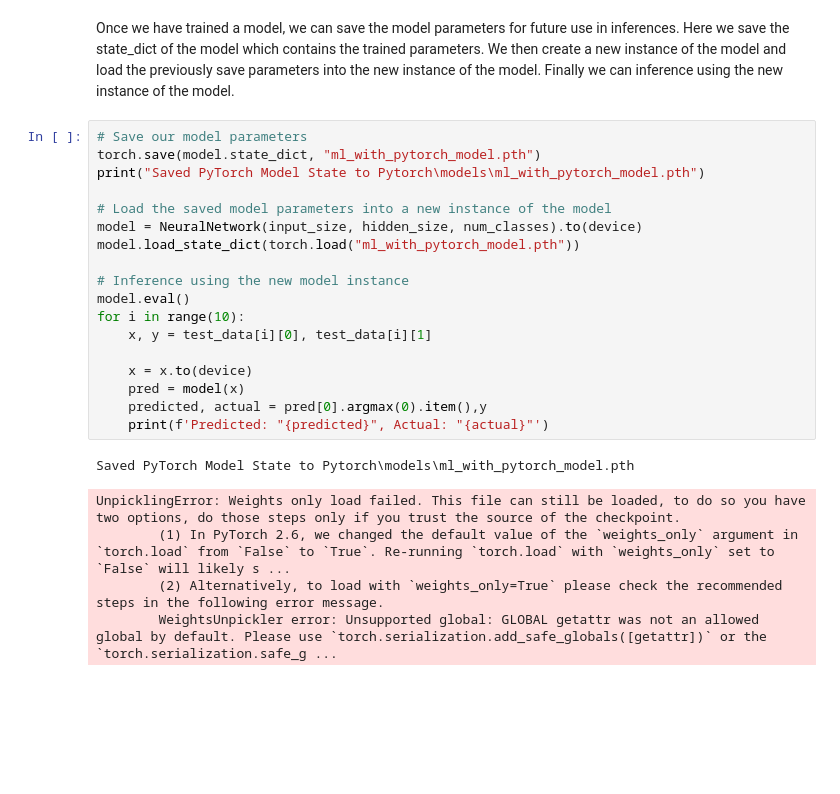
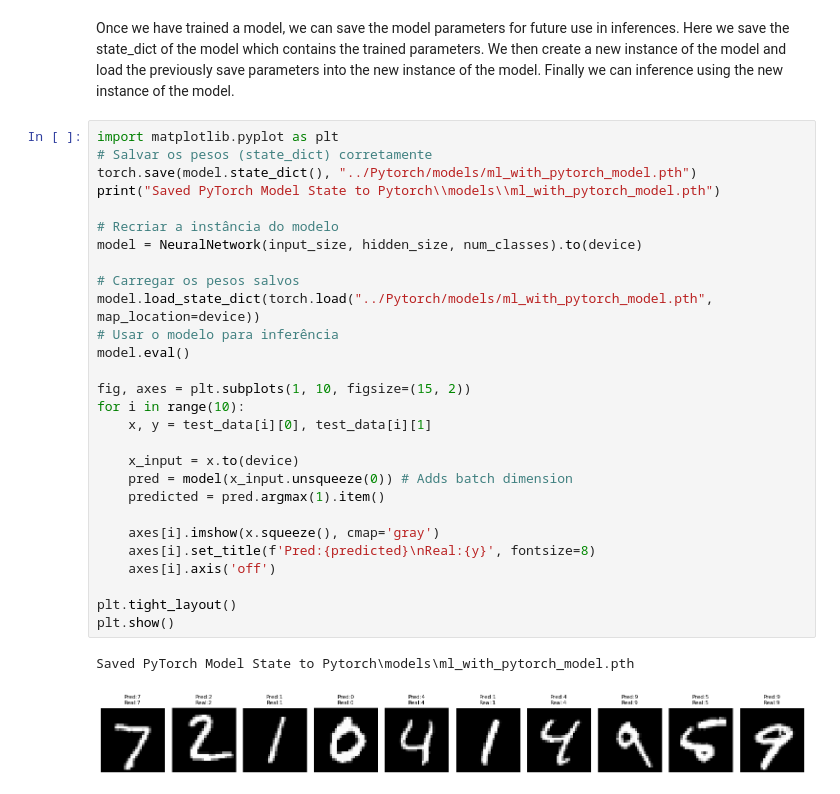
Before and after one commit to Anthonny20/AI-PROJECTS, a Jupyter notebook: Pytorch/getting_started_with_ML_with_Pytorch.ipynb, the cells around one changed output. Drawn from its saved outputs; the diff is of its cells as text; blank space fills up the shorter version.

```diff
--- a/Pytorch/getting_started_with_ML_with_Pytorch.ipynb
+++ b/Pytorch/getting_started_with_ML_with_Pytorch.ipynb
@@ -206,26 +206,33 @@ Save the Model
 # %% [markdown]
 Once we have trained a model, we can save the model parameters for future use in inferences. Here we save the state_dict of the model which contains the trained parameters. We then create a new instance of the model and load the previously save parameters into the new instance of the model. Finally we can inference using the new instance of the model.
 # %%
-# Save our model parameters
-torch.save(model.state_dict, "ml_with_pytorch_model.pth")
-print("Saved PyTorch Model State to Pytorch\models\ml_with_pytorch_model.pth")
+import matplotlib.pyplot as plt
+# Salvar os pesos (state_dict) corretamente
+torch.save(model.state_dict(), "../Pytorch/models/ml_with_pytorch_model.pth")
+print("Saved PyTorch Model State to Pytorch\\models\\ml_with_pytorch_model.pth")
 
-# Load the saved model parameters into a new instance of the model
+# Recriar a instância do modelo
 model = NeuralNetwork(input_size, hidden_size, num_classes).to(device)
-model.load_state_dict(torch.load("ml_with_pytorch_model.pth"))
 
-# Inference using the new model instance
+# Carregar os pesos salvos
+model.load_state_dict(torch.load("../Pytorch/models/ml_with_pytorch_model.pth", map_location=device))
+# Usar o modelo para inferência
 model.eval()
+
+fig, axes = plt.subplots(1, 10, figsize=(15, 2))
 for i in range(10):
     x, y = test_data[i][0], test_data[i][1]
 
-    x = x.to(device)
-    pred = model(x)
-    predicted, actual = pred[0].argmax(0).item(),y
-    print(f'Predicted: "{predicted}", Actual: "{actual}"')
+    x_input = x.to(device)
+    pred = model(x_input.unsqueeze(0)) # Adds batch dimension
+    predicted = pred.argmax(1).item()
+
+    axes[i].imshow(x.squeeze(), cmap='gray')
+    axes[i].set_title(f'Pred:{predicted}\nReal:{y}', fontsize=8)
+    axes[i].axis('off')
+
+plt.tight_layout()
+plt.show()
 # %% [output]
 Saved PyTorch Model State to Pytorch\models\ml_with_pytorch_model.pth
-UnpicklingError: Weights only load failed. This file can still be loaded, to do so you have two options, do those steps only if you trust the source of the checkpoint.
-        (1) In PyTorch 2.6, we changed the default value of the `weights_only` argument in `torch.load` from `False` to `True`. Re-running `torch.load` with `weights_only` set to `False` will likely s ...
-        (2) Alternatively, to load with `weights_only=True` please check the recommended steps in the following error message.
-        WeightsUnpickler error: Unsupported global: GLOBAL getattr was not an allowed global by default. Please use `torch.serialization.add_safe_globals([getattr])` or the `torch.serialization.safe_g ...
+[figure, added]
```
Also changed, not shown: parts of 1 cell of this notebook, 2 other files.
